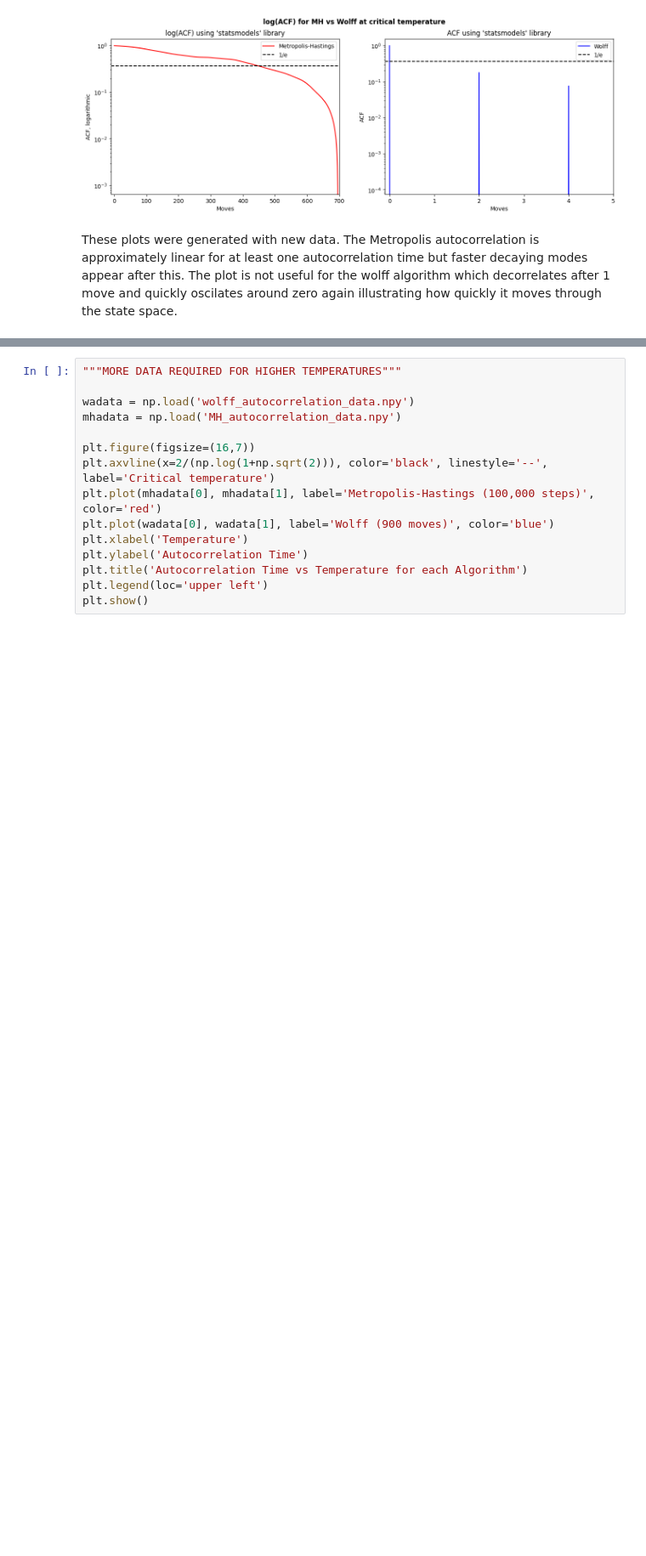
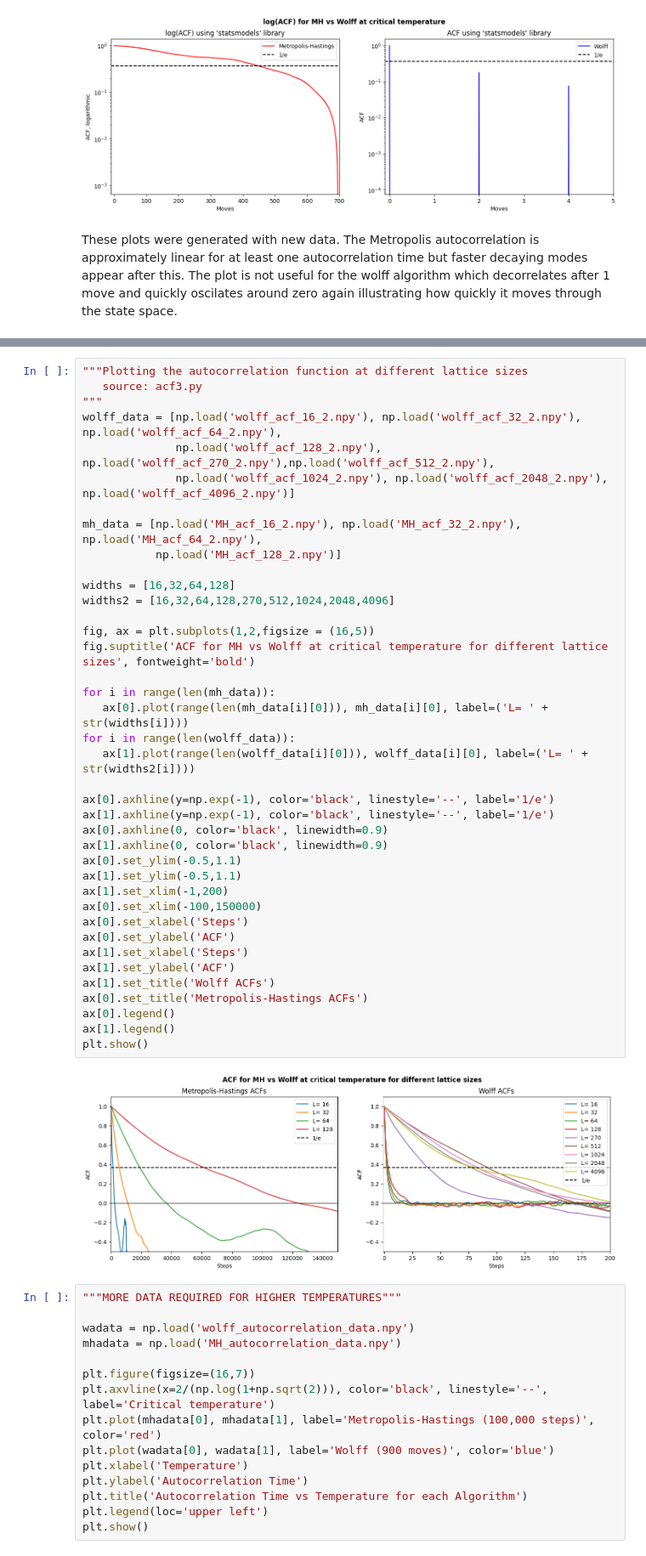
Before and after one commit to tdeng455/Part-II-Computational-Physics-Project, a Jupyter notebook: workbook.ipynb, the cells around one changed output, grey strips where cells are left out. Shown at 85% size. Cells and saved outputs as stored; diff of their text form; blank space fills up the shorter version.

```diff
--- a/workbook.ipynb
+++ b/workbook.ipynb
@@ -657,3 +680,44 @@ plt.show()
+# %%
+"""Plotting the autocorrelation function at different lattice sizes
+   source: acf3.py
+"""
+wolff_data = [np.load('wolff_acf_16_2.npy'), np.load('wolff_acf_32_2.npy'), np.load('wolff_acf_64_2.npy'),
+              np.load('wolff_acf_128_2.npy'), np.load('wolff_acf_270_2.npy'),np.load('wolff_acf_512_2.npy'),
+              np.load('wolff_acf_1024_2.npy'), np.load('wolff_acf_2048_2.npy'), np.load('wolff_acf_4096_2.npy')]
+
+mh_data = [np.load('MH_acf_16_2.npy'), np.load('MH_acf_32_2.npy'), np.load('MH_acf_64_2.npy'),
+           np.load('MH_acf_128_2.npy')]
+
+widths = [16,32,64,128]
+widths2 = [16,32,64,128,270,512,1024,2048,4096]
+
+fig, ax = plt.subplots(1,2,figsize = (16,5))
+fig.suptitle('ACF for MH vs Wolff at critical temperature for different lattice sizes', fontweight='bold')
+
+for i in range(len(mh_data)):
+   ax[0].plot(range(len(mh_data[i][0])), mh_data[i][0], label=('L= ' + str(widths[i])))
+for i in range(len(wolff_data)):
+   ax[1].plot(range(len(wolff_data[i][0])), wolff_data[i][0], label=('L= ' + str(widths2[i])))
+
+ax[0].axhline(y=np.exp(-1), color='black', linestyle='--', label='1/e')
+ax[1].axhline(y=np.exp(-1), color='black', linestyle='--', label='1/e')
+ax[0].axhline(0, color='black', linewidth=0.9)
+ax[1].axhline(0, color='black', linewidth=0.9)
+ax[0].set_ylim(-0.5,1.1)
+ax[1].set_ylim(-0.5,1.1)
+ax[1].set_xlim(-1,200)
+ax[0].set_xlim(-100,150000)
+ax[0].set_xlabel('Steps')
+ax[0].set_ylabel('ACF')
+ax[1].set_xlabel('Steps')
+ax[1].set_ylabel('ACF')
+ax[1].set_title('Wolff ACFs')
+ax[0].set_title('Metropolis-Hastings ACFs')
+ax[0].legend()
+ax[1].legend()
+plt.show()
+# %% [output]
+[figure, added]
 # %%
 """MORE DATA REQUIRED FOR HIGHER TEMPERATURES"""
 
```
Also changed, not shown: parts of 15 cells of this notebook, 15 other files.
